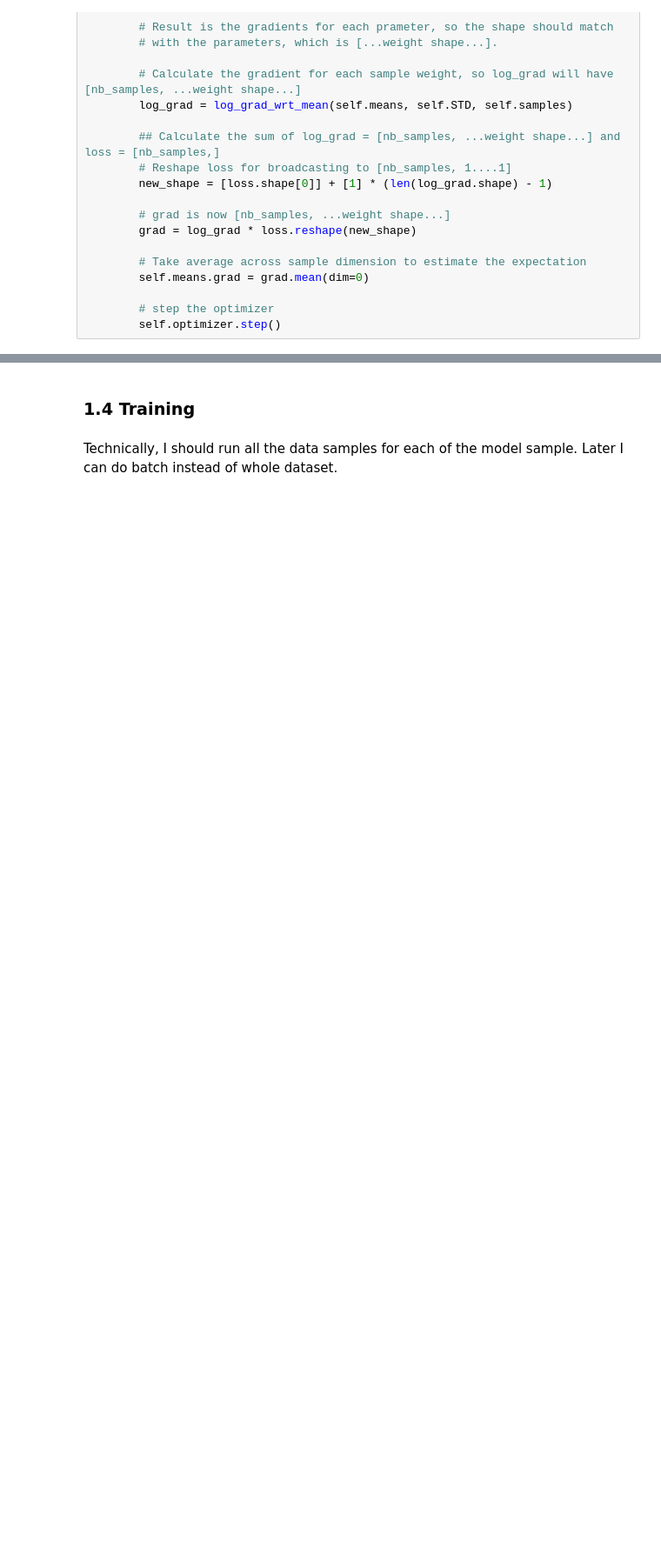
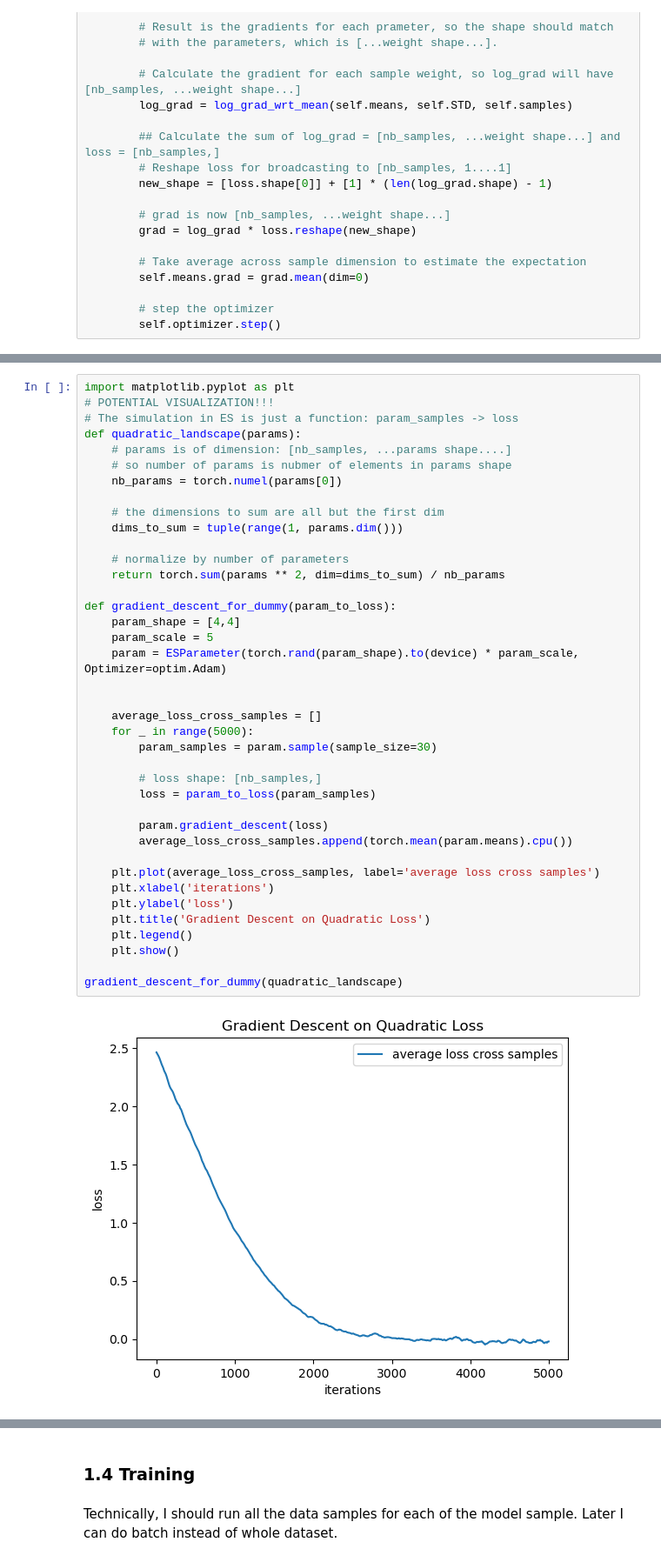
Before and after one commit to PrashubhAtri/heterogeneousSNNs, a Jupyter notebook: Baselines/SNNs/Evolution/Evolution Baseline.ipynb, the cells around one changed output, grey strips where cells are left out. Shown: that part at 87% size. Drawn from its saved outputs; the diff is of its cells as text; blank space fills up the shorter version.

```diff
--- a/Baselines/SNNs/Evolution/Evolution Baseline.ipynb
+++ b/Baselines/SNNs/Evolution/Evolution Baseline.ipynb
@@ -300,0 +333,41 @@ class ESParameter:
+# %%
+import matplotlib.pyplot as plt
+# POTENTIAL VISUALIZATION!!!
+# The simulation in ES is just a function: param_samples -> loss
+def quadratic_landscape(params):
+    # params is of dimension: [nb_samples, ...params shape....]
+    # so number of params is nubmer of elements in params shape
+    nb_params = torch.numel(params[0])
+
+    # the dimensions to sum are all but the first dim
+    dims_to_sum = tuple(range(1, params.dim()))
+
+    # normalize by number of parameters
+    return torch.sum(params ** 2, dim=dims_to_sum) / nb_params
+
+def gradient_descent_for_dummy(param_to_loss):
+    param_shape = [4,4]
+    param_scale = 5
+    param = ESParameter(torch.rand(param_shape).to(device) * param_scale, Optimizer=optim.Adam)
+
+
+    average_loss_cross_samples = []
+    for _ in range(5000):
+        param_samples = param.sample(sample_size=30)
+
+        # loss shape: [nb_samples,]
+        loss = param_to_loss(param_samples)
+
+        param.gradient_descent(loss)
+        average_loss_cross_samples.append(torch.mean(param.means).cpu())
+
+    plt.plot(average_loss_cross_samples, label='average loss cross samples')
+    plt.xlabel('iterations')
+    plt.ylabel('loss')
+    plt.title('Gradient Descent on Quadratic Loss')
+    plt.legend()
+    plt.show()
+
+gradient_descent_for_dummy(quadratic_landscape)
+# %% [output]
+[figure, added]
```
Also changed, not shown: parts of 10 cells of this notebook.
